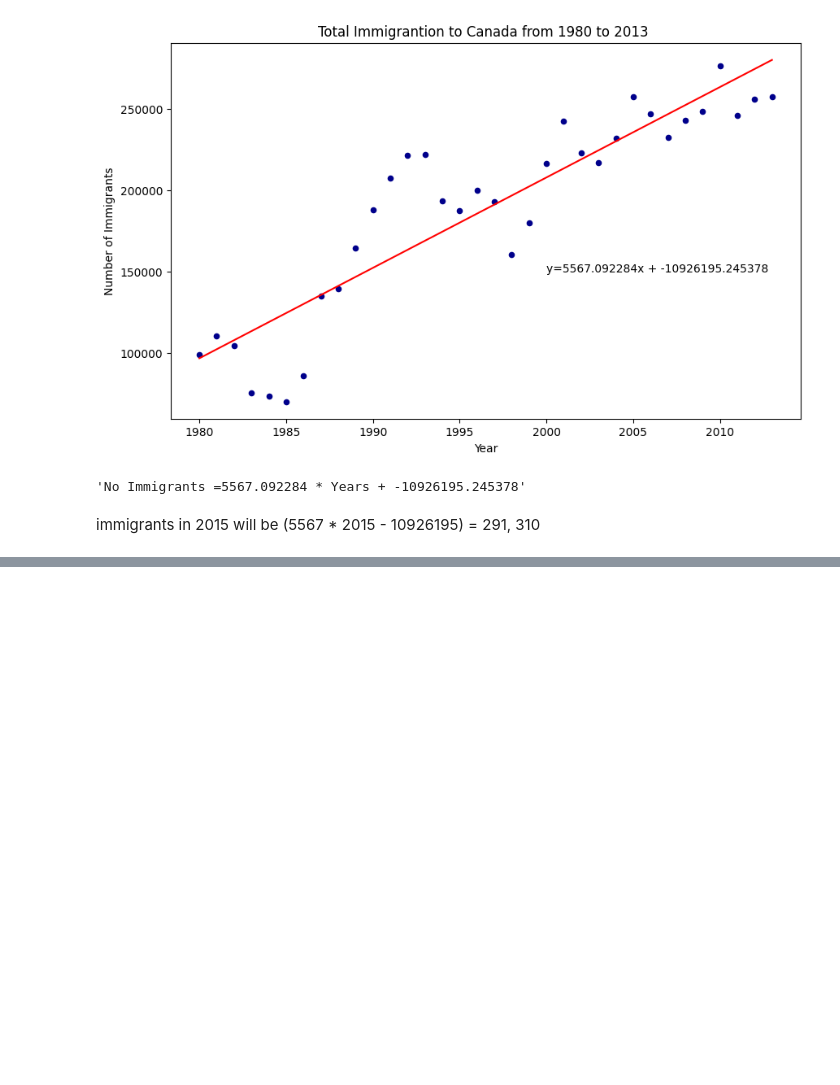
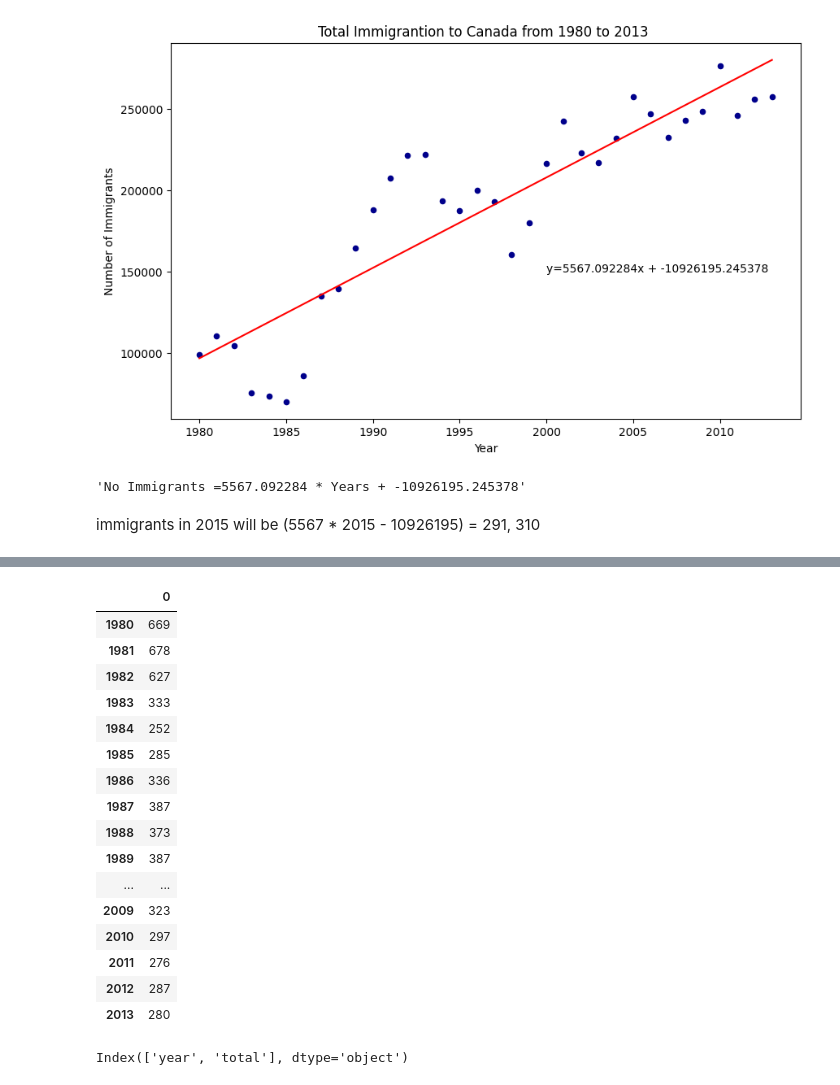
Before and after one commit to Mohwit/Data-Visualization, a Jupyter notebook: PieChart_BoxPlot_ScatterPlot_BubblePlot.ipynb, the cells around one changed output, grey strips where cells are left out. Drawn from its saved outputs; the diff is of its cells as text; code cells hidden in the pictures; blank space fills up the shorter version.

```diff
--- a/PieChart_BoxPlot_ScatterPlot_BubblePlot.ipynb
+++ b/PieChart_BoxPlot_ScatterPlot_BubblePlot.ipynb
@@ -591,0 +609,20 @@ immigrants in 2015 will be (5567 * 2015 - 10926195) = 291, 310
+# %%
+df_DNS
+# %% [output]
+|  | 0 |
+| 1980 | 669 |
+| 1981 | 678 |
+| 1982 | 627 |
+| 1983 | 333 |
+| 1984 | 252 |
+| 1985 | 285 |
+| 1986 | 336 |
+| 1987 | 387 |
+| 1988 | 373 |
+| 1989 | 387 |
+| ... | ... |
+| 2009 | 323 |
+| 2010 | 297 |
+| 2011 | 276 |
+| 2012 | 287 |
+| 2013 | 280 |
@@ -591,0 +635,5 @@ immigrants in 2015 will be (5567 * 2015 - 10926195) = 291, 310
+# %%
+# Viewing new column names
+df_DNS.columns
+# %% [output]
+Index(['year', 'total'], dtype='object')
```
Also changed, not shown: parts of 8 cells of this notebook.
